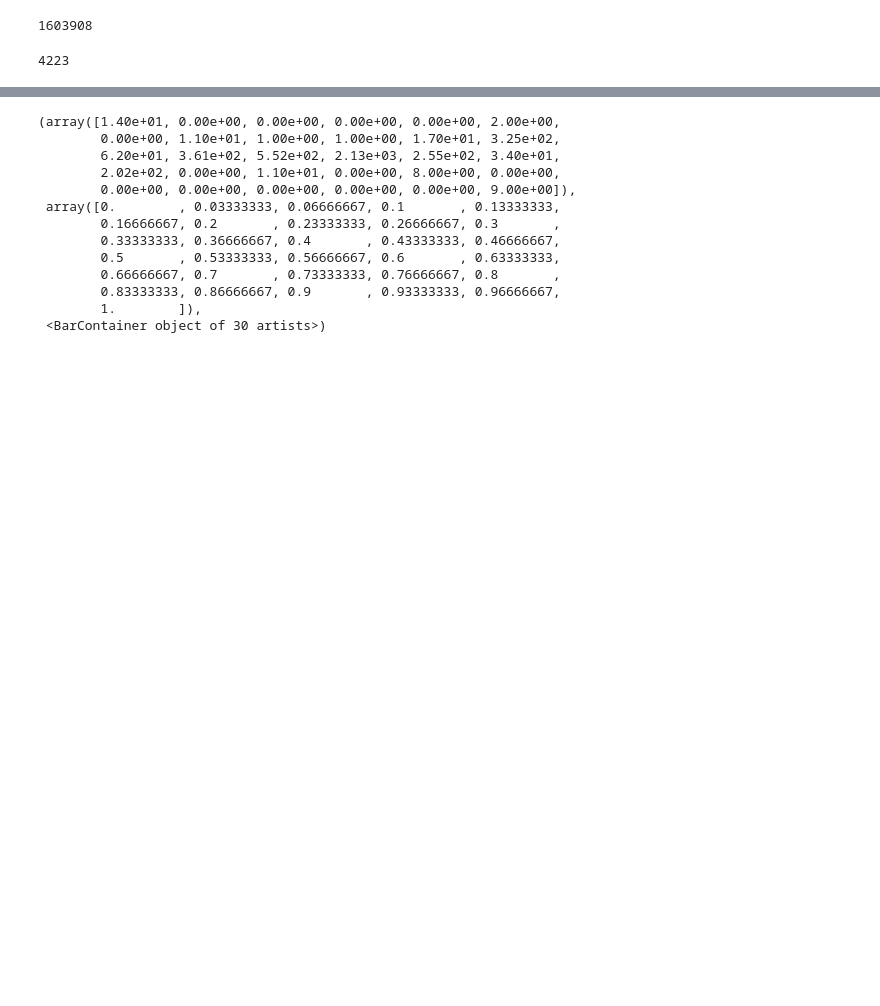
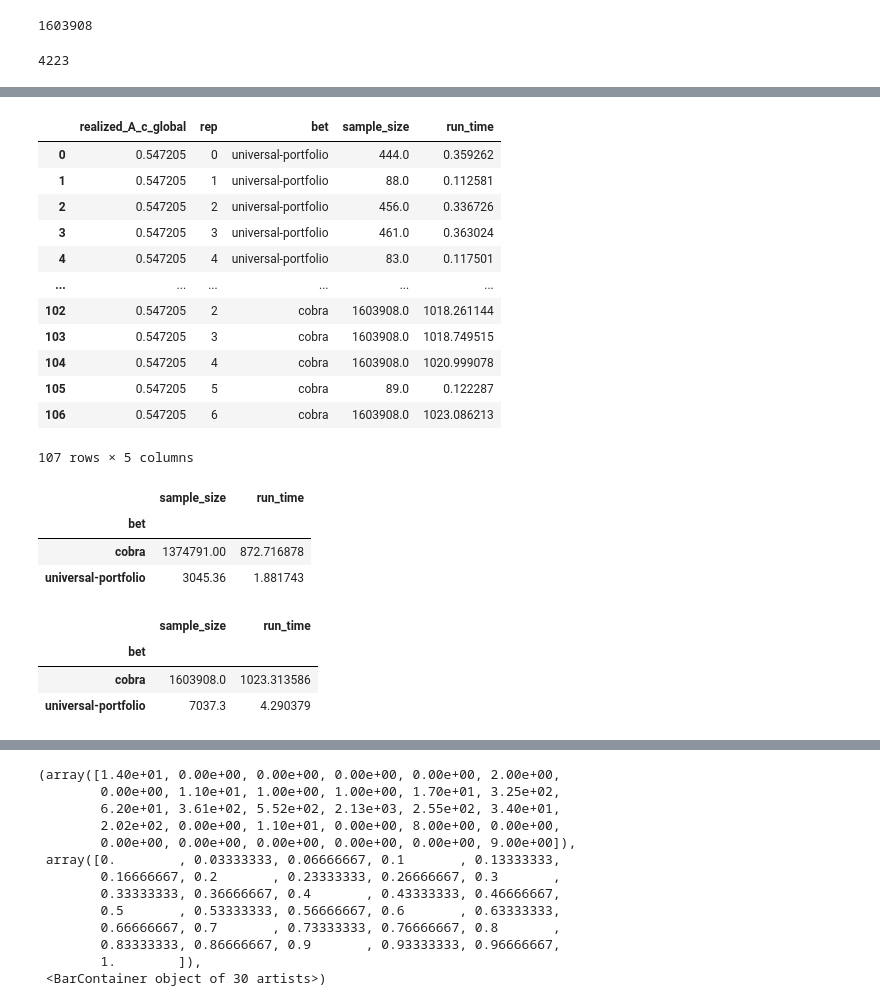
Before and after one commit to spertus/UI-TS, a Jupyter notebook: Code/read-sf-cvrs.ipynb, the cells around one changed output, grey strips where cells are left out. Drawn from its saved outputs; the diff is of its cells as text; code cells hidden in the pictures; blank space fills up the shorter version.

Commit message:
added SF oneaudit sims

```diff
--- a/Code/read-sf-cvrs.ipynb
+++ b/Code/read-sf-cvrs.ipynb
@@ -116,0 +151,29 @@ True
+# %%
+# Generate ONEAudit population
+assorter_pop_unscaled = generate_oneaudit_population(
+            batch_sizes = batch_sizes,
+            A_c = A_c,
+            invalid = invalid
+        )
+# %%
+eta_0_unscaled = 1/2 # global null mean
+u = 1 # upper bound for plurality assorters
+
+realized_A_c_global = np.dot(batch_sizes / np.sum(batch_sizes), A_c) # the actual global mean based on the batch sizes and means
+v_global = 2 * realized_A_c_global - 1 # global margin
+
+# assorters and global null are rescaled to [0,1] for compatability with functions from utils
+# NB: if stratification is used, may need to rethink rescaling: each stratum needs to be on [0,1] and the global null should still correspond to the assertion
+reported_assorter_pop = assorter_pop_unscaled / (2 * u / (2 * u - v_global))
+eta_0 = eta_0_unscaled / (2 * u / (2 * u - v_global))
+
+N = len(reported_assorter_pop) # the size of the population/sample
+
+bets_dict = {
+    "cobra": "special handling", # see below
+    "agrapa": lambda x, eta: Bets.agrapa(x, eta, c = 0.99),
+    "alpha": "special handling",
+    "oracle-kelly-optimal": "special handling",
+    "ap-kelly-optimal": "special handling",
+    "universal-portfolio": "special handling"}
+bets_grid = list(bets_dict.keys())
@@ -117,3 +243,36 @@ True
+# %%
+results = pd.DataFrame(results)
+# %%
+results
+# %% [output]
+|  | realized_A_c_global | rep | bet | sample_size | run_time |
+| 0 | 0.547205 | 0 | universal-portfolio | 444.0 | 0.359262 |
+| 1 | 0.547205 | 1 | universal-portfolio | 88.0 | 0.112581 |
+| 2 | 0.547205 | 2 | universal-portfolio | 456.0 | 0.336726 |
+| 3 | 0.547205 | 3 | universal-portfolio | 461.0 | 0.363024 |
+| 4 | 0.547205 | 4 | universal-portfolio | 83.0 | 0.117501 |
+| ... | ... | ... | ... | ... | ... |
+| 102 | 0.547205 | 2 | cobra | 1603908.0 | 1018.261144 |
+| 103 | 0.547205 | 3 | cobra | 1603908.0 | 1018.749515 |
+| 104 | 0.547205 | 4 | cobra | 1603908.0 | 1020.999078 |
+| 105 | 0.547205 | 5 | cobra | 89.0 | 0.122287 |
+| 106 | 0.547205 | 6 | cobra | 1603908.0 | 1023.086213 |
+107 rows × 5 columns
+# %%
+results = pd.DataFrame(results)
+results.groupby("bet")[["sample_size", "run_time"]].mean() # Get average sample size
+# %% [output]
+|  | sample_size | run_time |
+| bet |  |  |
+| cobra | 1374791.00 | 872.716878 |
+| universal-portfolio | 3045.36 | 1.881743 |
+# %%
+results.groupby("bet")[["sample_size", "run_time"]].quantile(0.9) # Get 90th percentile sample size
+# %% [output]
+|  | sample_size | run_time |
+| bet |  |  |
+| cobra | 1603908.0 | 1023.313586 |
+| universal-portfolio | 7037.3 | 4.290379 |
 # %%
 # set pooled assorter means
 for con in contests.values():
```
Also changed, not shown: parts of 9 cells of this notebook, 1 other file.
